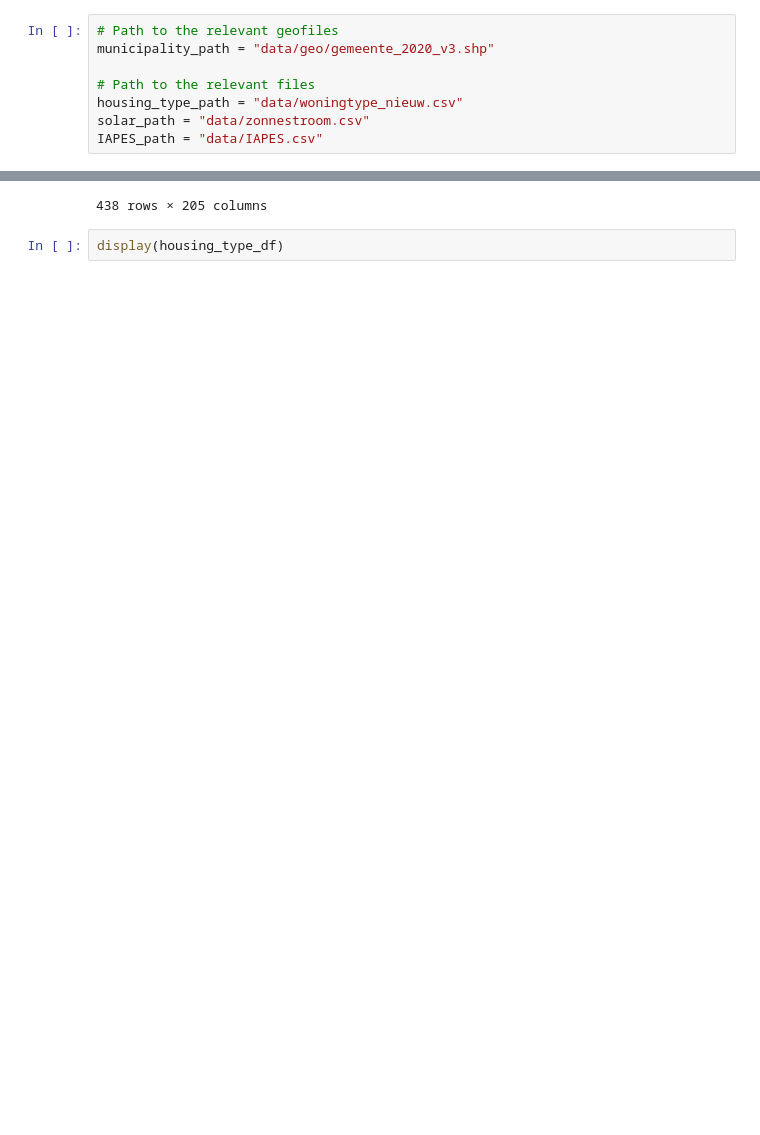
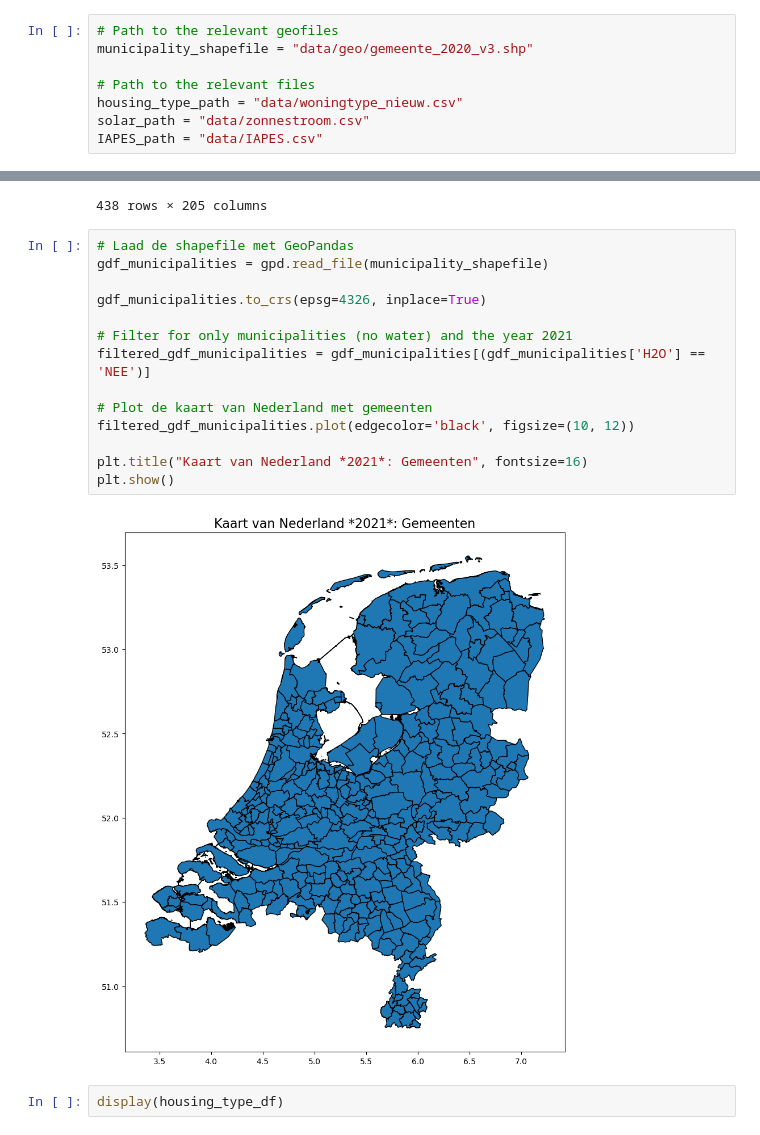
Before and after one commit to juliusj03/Spatial-data-science-solar, a Jupyter notebook: solar.ipynb, the cells around one changed output, grey strips where cells are left out. Cells and saved outputs as stored; diff of their text form; blank space fills up the shorter version.

Commit message:
Kaart erbij
Succes ;)

```diff
--- a/solar.ipynb
+++ b/solar.ipynb
@@ -18,6 +19,6 @@ import geopandas as gpd
 # %%
 # Path to the relevant geofiles
-municipality_path = "data/geo/gemeente_2020_v3.shp"
+municipality_shapefile = "data/geo/gemeente_2020_v3.shp"
 
 # Path to the relevant files
 housing_type_path = "data/woningtype_nieuw.csv"
@@ -48,6 +49,22 @@ display(geo_df)
 | 436 | GM1970 | Noardeast-FryslÃ¢n | NEE | 463 | 5 | 120 | 45228 | 22768 | 22460 | 17 | ... |
 | 437 | GM1978 | Molenlanden | NEE | 391 | 5 | 242 | 43909 | 22256 | 21653 | 18 | ... |
 438 rows × 205 columns
+# %%
+# Laad de shapefile met GeoPandas
+gdf_municipalities = gpd.read_file(municipality_shapefile)
+
+gdf_municipalities.to_crs(epsg=4326, inplace=True)
+
+# Filter for only municipalities (no water) and the year 2021
+filtered_gdf_municipalities = gdf_municipalities[(gdf_municipalities['H2O'] == 'NEE')]
+
+# Plot de kaart van Nederland met gemeenten
+filtered_gdf_municipalities.plot(edgecolor='black', figsize=(10, 12))
+
+plt.title("Kaart van Nederland *2021*: Gemeenten", fontsize=16)
+plt.show()
+# %% [output]
+[figure, added]
 # %%
 display(housing_type_df)
 # %% [output]
```
Also changed, not shown: parts of 6 cells of this notebook.
